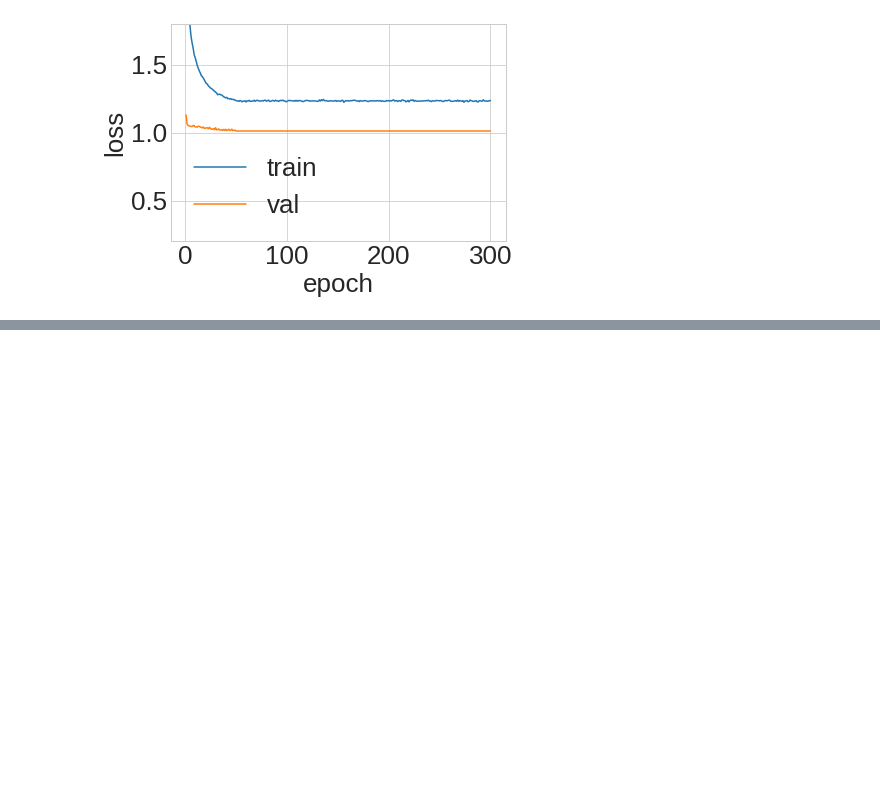
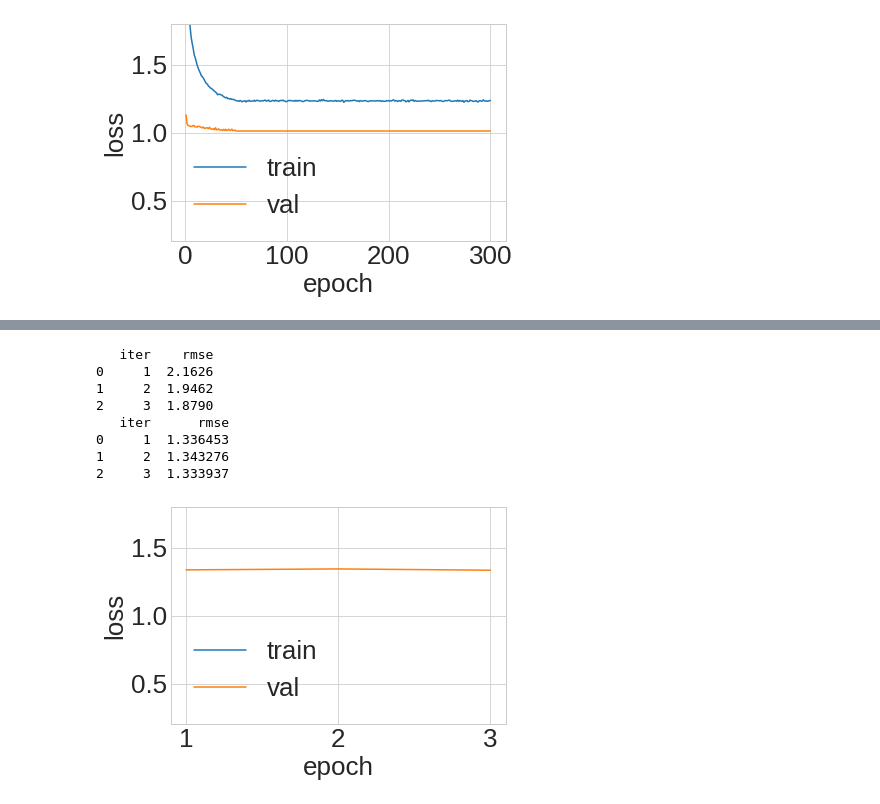
Before and after one commit to tobiasweede/rs-via-gnn, a Jupyter notebook: 03_igmc/igmc_training_visualization.ipynb, the cells around one changed output, grey strips where cells are left out. Drawn from its saved outputs; the diff is of its cells as text; code cells hidden in the pictures; blank space fills up the shorter version.

```diff
--- a/03_igmc/igmc_training_visualization.ipynb
+++ b/03_igmc/igmc_training_visualization.ipynb
@@ -84,0 +102,13 @@ show_vis(name)
+# %%
+name='electronic_dynamic_testmode'
+show_vis(name)
+# %% [output]
+   iter    rmse
+0     1  2.1626
+1     2  1.9462
+2     3  1.8790
+   iter      rmse
+0     1  1.336453
+1     2  1.343276
+2     3  1.333937
+[figure, added]
```
Also changed, not shown: parts of 2 cells of this notebook, 22 other files.
